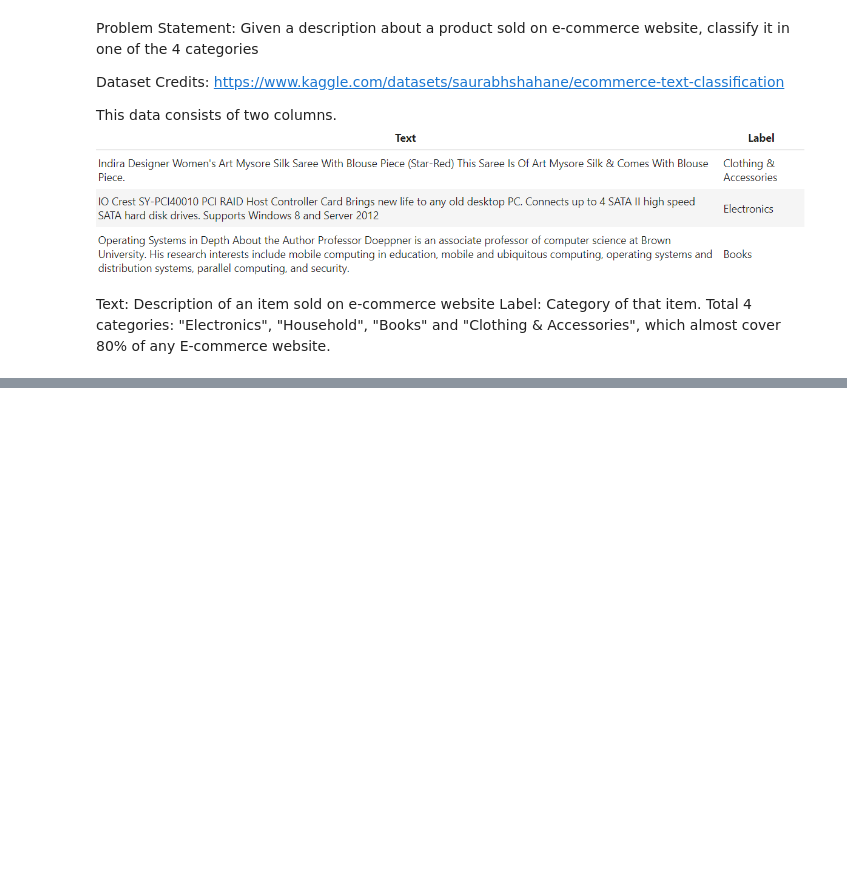
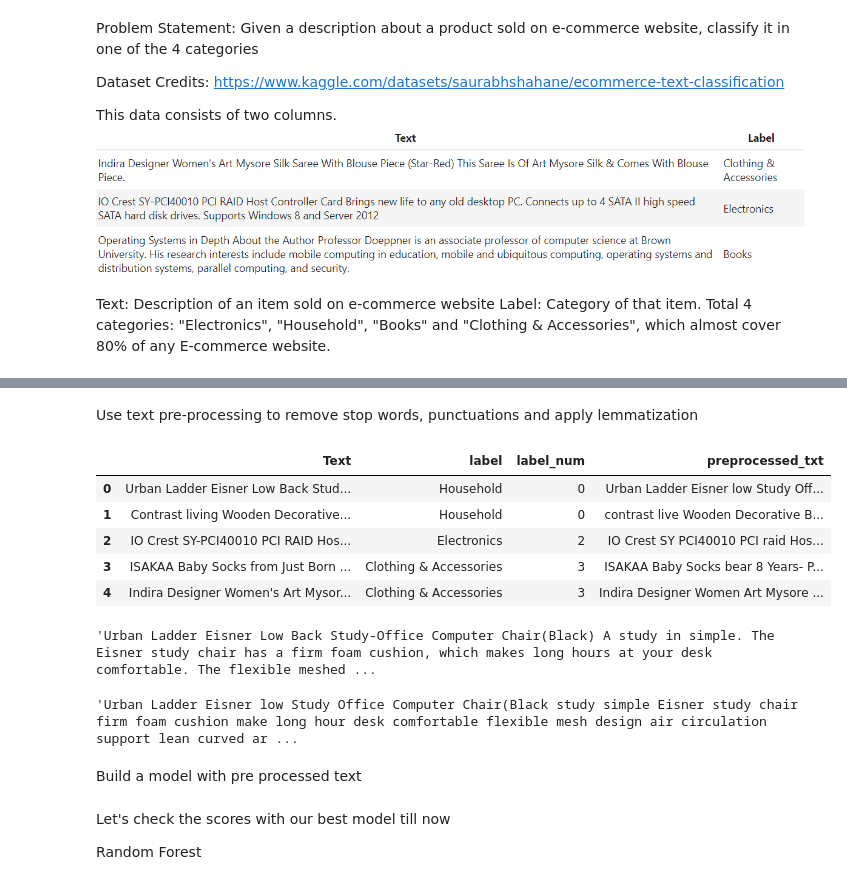
Before and after one commit to poornachandra24/NLP, a Jupyter notebook: Text Representation/TF_IDF.ipynb, the cells around one changed output, grey strips where cells are left out. Cells and saved outputs as stored; diff of their text form; code cells hidden in the pictures; blank space fills up the shorter version.

```diff
--- a/Text Representation/TF_IDF.ipynb
+++ b/Text Representation/TF_IDF.ipynb
@@ -107,0 +128,12 @@ df.head(5)
+# %%
+#Add the new column which gives a unique number to each of these labels
+
+df['label_num'] = df['label'].map({
+    'Household' : 0,
+    'Books': 1,
+    'Electronics': 2,
+    'Clothing & Accessories': 3
+})
+
+#checking the results
+df.head(5)
@@ -107,0 +341,19 @@ df.head(5)
+# %% [markdown]
+Use text pre-processing to remove stop words, punctuations and apply lemmatization
+# %%
+### utlity function for pre-processing the text
+import spacy
+
+# load english language model and create nlp object from it
+nlp = spacy.load("en_core_web_sm")
+
+def preprocess(text):
+    # remove stop words and lemmatize the text
+    doc = nlp(text)
+    filtered_tokens = []
+    for token in doc:
+        if token.is_stop or token.is_punct:
+            continue
+        filtered_tokens.append(token.lemma_)
+
+    return " ".join(filtered_tokens)
@@ -107,0 +362,19 @@ df.head(5)
+# %%
+df.head()
+# %% [output]
+|  | Text | label | label_num | preprocessed_txt |
+| 0 | Urban Ladder Eisner Low Back Stud... | Household | 0 | Urban Ladder Eisner low Study Off... |
+| 1 | Contrast living Wooden Decorative... | Household | 0 | contrast live Wooden Decorative B... |
+| 2 | IO Crest SY-PCI40010 PCI RAID Hos... | Electronics | 2 | IO Crest SY PCI40010 PCI raid Hos... |
+| 3 | ISAKAA Baby Socks from Just Born ... | Clothing & Accessories | 3 | ISAKAA Baby Socks bear 8 Years- P... |
+| 4 | Indira Designer Women's Art Mysor... | Clothing & Accessories | 3 | Indira Designer Women Art Mysore ... |
+# %%
+df.Text[0]
+# %% [output]
+'Urban Ladder Eisner Low Back Study-Office Computer Chair(Black) A study in simple. The Eisner study chair has a firm foam cushion, which makes long hours at your desk comfortable. The flexible meshed ...
+# %%
+df.preprocessed_txt[0]
+# %% [output]
+'Urban Ladder Eisner low Study Office Computer Chair(Black study simple Eisner study chair firm foam cushion make long hour desk comfortable flexible mesh design air circulation support lean curved ar ...
+# %% [markdown]
+Build a model with pre processed text
@@ -107,0 +389,4 @@ df.head(5)
+# %% [markdown]
+Let's check the scores with our best model till now
+
+Random Forest
```
Also changed, not shown: parts of 26 cells of this notebook, 1 other file.
